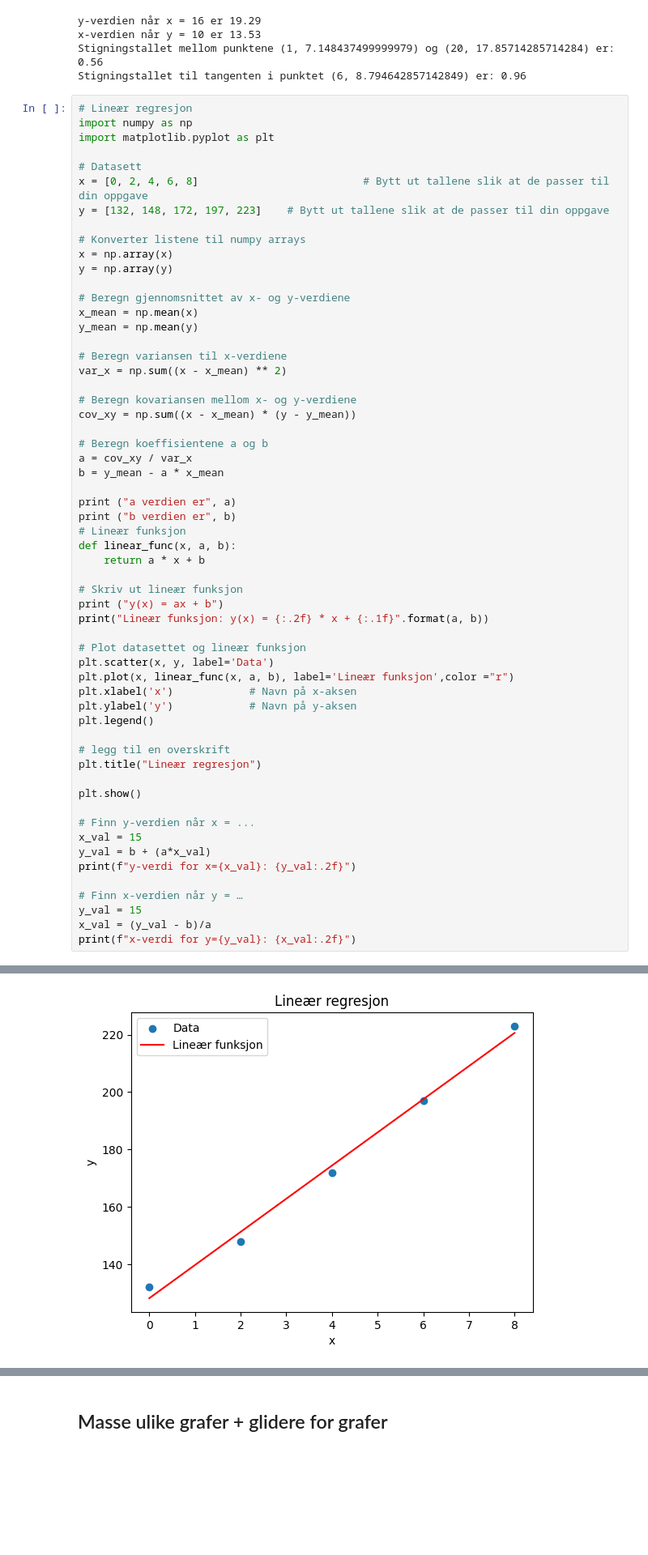
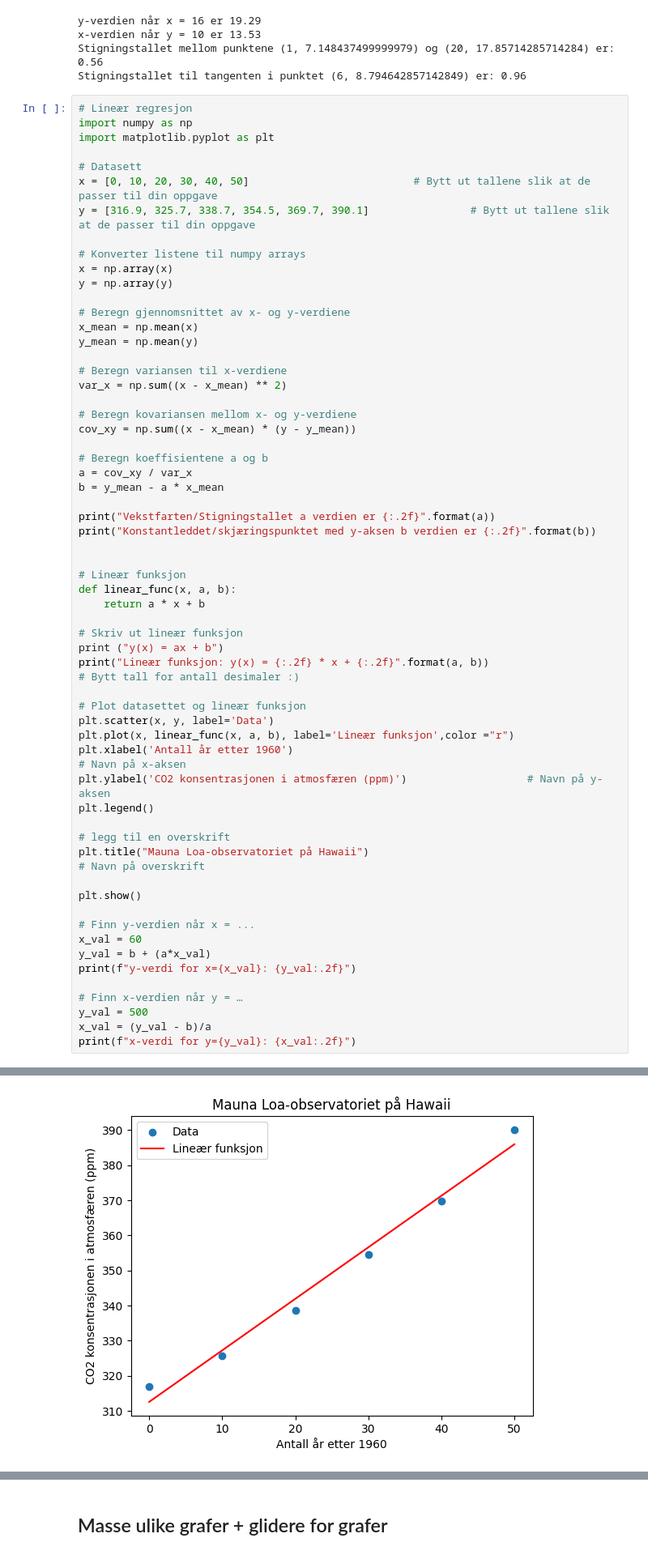
Before and after one commit to hanska91/Matematikk-2P-Y, a Jupyter notebook: Matematikkboka 2P-Y + Litt annet.ipynb, the cells around one changed output, grey strips where cells are left out. Shown at 81% size. Drawn from its saved outputs; the diff is of its cells as text; blank space fills up the shorter version.

```diff
--- a/Matematikkboka 2P-Y + Litt annet.ipynb
+++ b/Matematikkboka 2P-Y + Litt annet.ipynb
@@ -2976,8 +2976,8 @@ import numpy as np
 import matplotlib.pyplot as plt
 
 # Datasett
-x = [0, 2, 4, 6, 8]                          # Bytt ut tallene slik at de passer til din oppgave
-y = [132, 148, 172, 197, 223]    # Bytt ut tallene slik at de passer til din oppgave
+x = [0, 10, 20, 30, 40, 50]                          # Bytt ut tallene slik at de passer til din oppgave
+y = [316.9, 325.7, 338.7, 354.5, 369.7, 390.1]                # Bytt ut tallene slik at de passer til din oppgave
 
 # Konverter listene til numpy arrays
 x = np.array(x)
@@ -2997,35 +2997,37 @@ cov_xy = np.sum((x - x_mean) * (y - y_mean))
 a = cov_xy / var_x
 b = y_mean - a * x_mean
 
-print ("a verdien er", a)
-print ("b verdien er", b)
+print("Vekstfarten/Stigningstallet a verdien er {:.2f}".format(a))
+print("Konstantleddet/skjæringspunktet med y-aksen b verdien er {:.2f}".format(b))
+
+
 # Lineær funksjon
 def linear_func(x, a, b):
     return a * x + b
 
 # Skriv ut lineær funksjon
 print ("y(x) = ax + b")
-print("Lineær funksjon: y(x) = {:.2f} * x + {:.1f}".format(a, b))
+print("Lineær funksjon: y(x) = {:.2f} * x + {:.2f}".format(a, b))                       # Bytt tall for antall desimaler :)
 
 # Plot datasettet og lineær funksjon
 plt.scatter(x, y, label='Data')
 plt.plot(x, linear_func(x, a, b), label='Lineær funksjon',color ="r")
-plt.xlabel('x')            # Navn på x-aksen
-plt.ylabel('y')            # Navn på y-aksen
+plt.xlabel('Antall år etter 1960')                                                         # Navn på x-aksen
+plt.ylabel('CO2 konsentrasjonen i atmosfæren (ppm)')                   # Navn på y-aksen
 plt.legend()
 
 # legg til en overskrift
-plt.title("Lineær regresjon")
+plt.title("Mauna Loa-observatoriet på Hawaii")                                           # Navn på overskrift
 
 plt.show()
 
 # Finn y-verdien når x = ...
-x_val = 15
+x_val = 60
 y_val = b + (a*x_val)
 print(f"y-verdi for x={x_val}: {y_val:.2f}")
 
 # Finn x-verdien når y = …
-y_val = 15
+y_val = 500
 x_val = (y_val - b)/a
 print(f"x-verdi for y={y_val}: {x_val:.2f}")
 # %% [output]
@@ -3036 +3038 @@ Lineær funksjon: y(x) = 11.55 * x + 128.2
-[figure, old version]
+[figure, new version]
```
Also changed, not shown: parts of 1 cell of this notebook.
